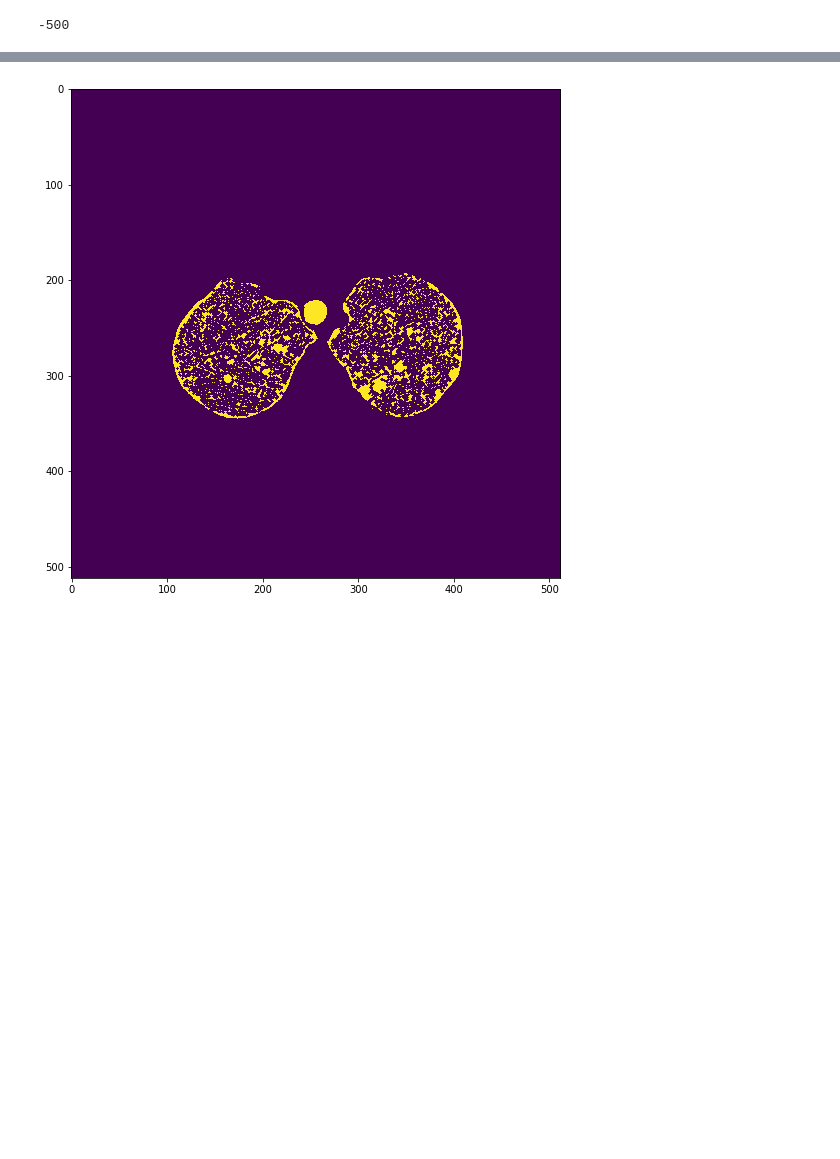
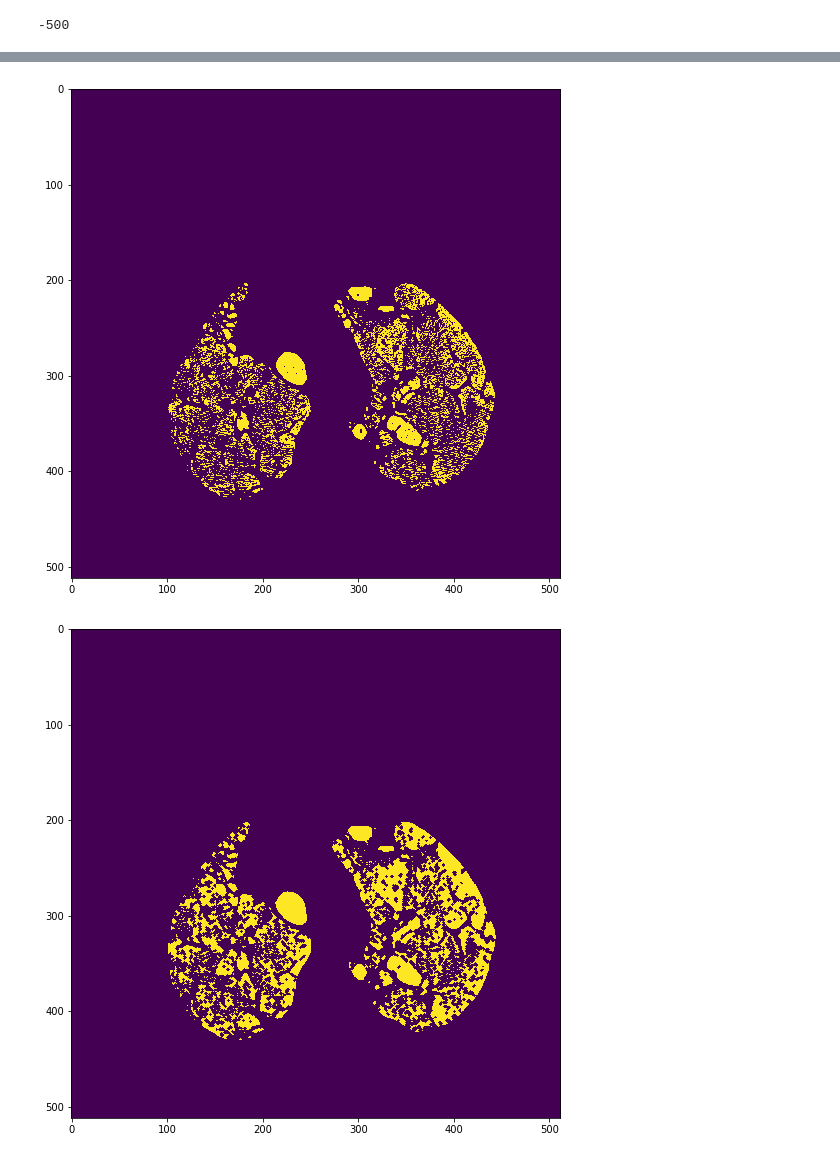
Before and after one commit to magdyksaleh/cs231n_bmi260_project, a Jupyter notebook: Labelling/Cyst_labelling.ipynb, the cells around one changed output, grey strips where cells are left out. Cells and saved outputs as stored; diff of their text form; code cells hidden in the pictures; blank space fills up the shorter version.

```diff
--- a/Labelling/Cyst_labelling.ipynb
+++ b/Labelling/Cyst_labelling.ipynb
@@ -27,7 +27,7 @@ from tqdm import tnrange
 # print(slice_path)
 
 
-slice_path = "/Users/magdy/Desktop/Stanford Spring/BMI260/Project/Data/Cystic Dataset/Train/123/CT-0002-0005.dcm"
+slice_path = "../../Cystic Dataset/Train/160/CT-1070-0007.dcm"
 # scan_path = "/Users/magdy/Desktop/Stanford Spring/BMI260/Project/Data/Cystic Dataset/Test/185/"
 # list_of_slices = os.listdir(scan_path)
 
@@ -61,6 +61,6 @@ plt.show()
 # %%
 img = np.asarray(ds.pixel_array)
-mask_path = "/Users/magdy/Desktop/Stanford Spring/BMI260/Project/Data/Cystic Dataset/Train/123/lung_mask/lung_mask_2_5.dcm"
+mask_path = "../../Cystic Dataset/Train/160/lung_mask/lung_mask_1070_7.dcm"
 mask=np.asarray(pydicom.read_file(mask_path).pixel_array)
 mask[mask>0] = 1
 img_filtered = img*mask
@@ -97,14 +97,22 @@ plt.plot([thresh, thresh], [0, 500], 'r')
 # %%
-cysts_im = img_filtered <= -960
+cysts_im = img_filtered <= -910
+cysts_im_show = 1*cysts_im*mask
+
+plt.imshow(cysts_im_show)
+plt.rcParams['figure.figsize'] = (15,9)
+plt.show()
+
 cysts_im = 1*binary_closing(cysts_im)
 cysts_im *= mask
 
 from scipy.signal import medfilt
 
 plt.imshow(cysts_im)
 plt.rcParams['figure.figsize'] = (15,9)
+plt.show()
 # %% [output]
-[figure, old version]
+[figure, new version]
+[figure, added]
 # %%
 cysts_im = medfilt(cysts_im)
 plt.imshow(cysts_im)
```
Also changed, not shown: parts of 6 cells of this notebook, 6 other files.
